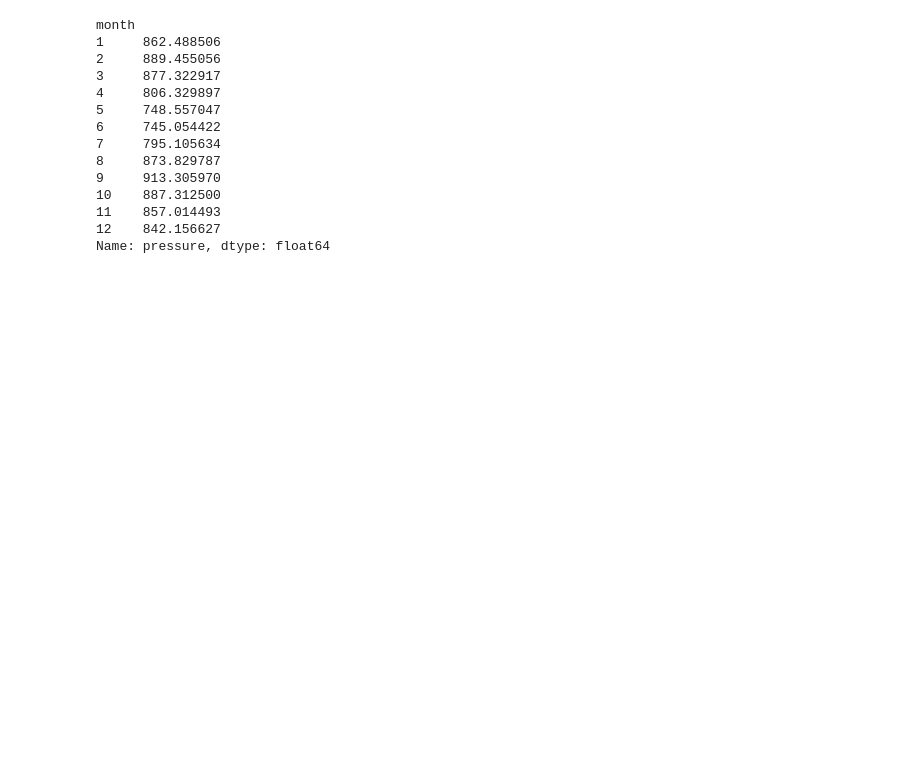
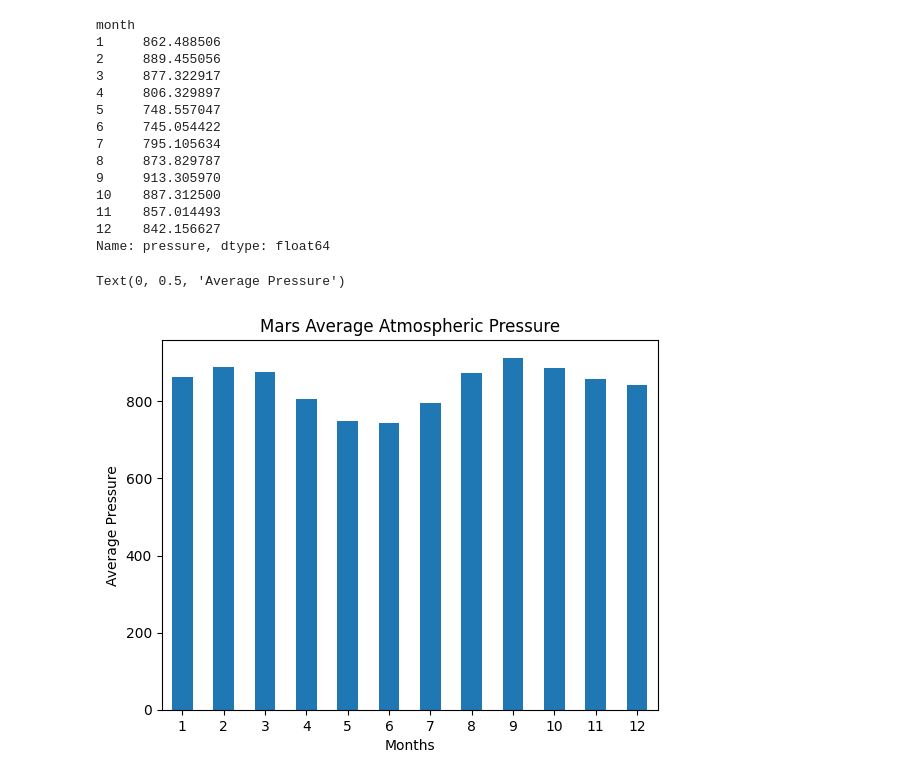
Before and after one commit to Marshallcode08/mission-to-mars, a Jupyter notebook: mars_data_challenge_part_2.ipynb, the cells around one changed output. Cells and saved outputs as stored; diff of their text form; code cells hidden in the pictures; blank space fills up the shorter version.

```diff
--- a/mars_data_challenge_part_2.ipynb
+++ b/mars_data_challenge_part_2.ipynb
@@ -204,3 +226,11 @@ month
 11    857.014493
 12    842.156627
 Name: pressure, dtype: float64
+# %%
+pressure_chart_df = avg_pressure_df.plot.bar(y="pressure", rot=0)
+plt.title("Mars Average Atmospheric Pressure")
+plt.xlabel("Months")
+plt.ylabel("Average Pressure")
+# %% [output]
+Text(0, 0.5, 'Average Pressure')
+[figure, added]
```
Also changed, not shown: parts of 4 cells of this notebook, 1 other file.
